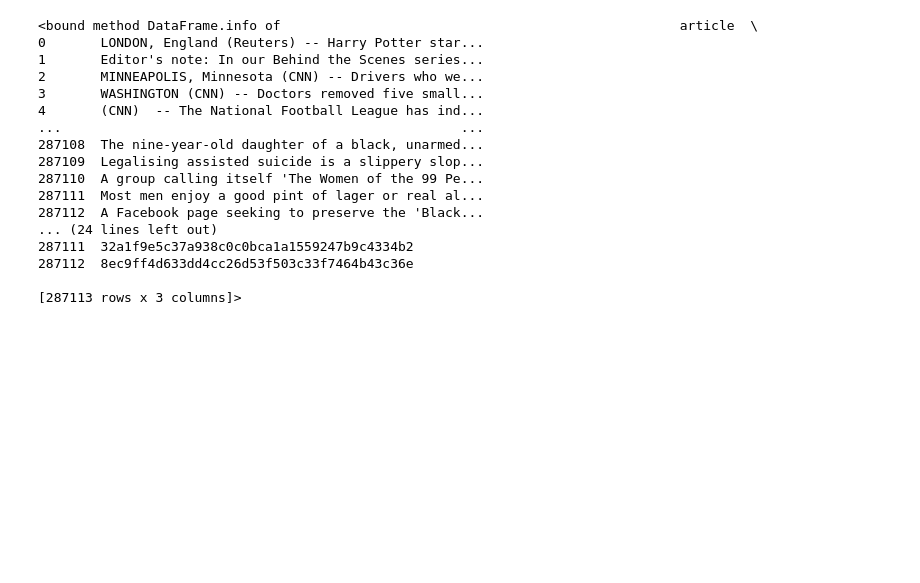
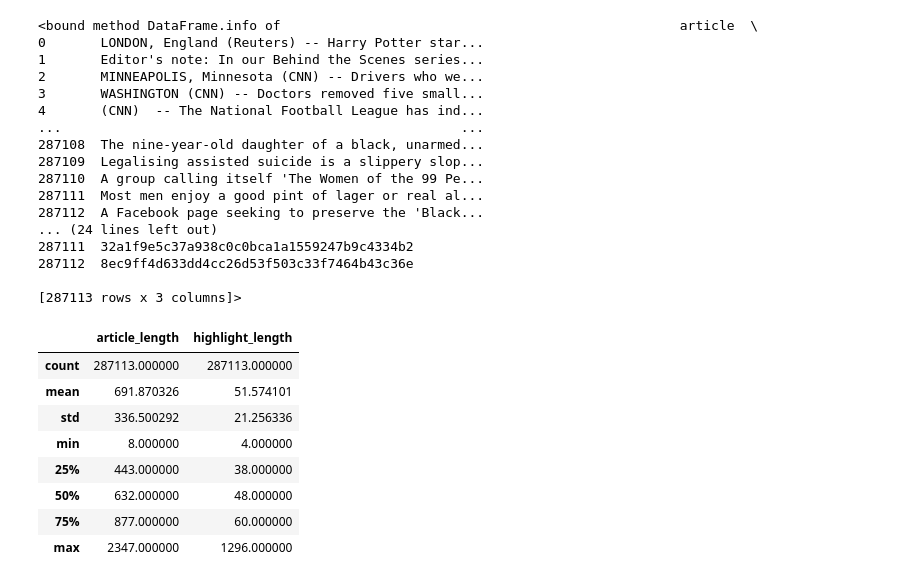
Before and after one commit to Norinasayande/Voices-in-the-news, a Jupyter notebook: Exploratory.ipynb, the cells around one changed output. Saved outputs shown, nothing was run; the diff lists cells and outputs as text; code cells hidden in the pictures; blank space fills up the shorter version.

```diff
--- a/Exploratory.ipynb
+++ b/Exploratory.ipynb
@@ -47,3 +47,22 @@ df.info
 287112  8ec9ff4d633dd4cc26d53f503c33f7464b43c36e
 
 [287113 rows x 3 columns]>
+# %%
+# Outlier Detection
+
+# Calculate article and highlight length (word count)
+
+df["article_length"] = df["article"].apply(lambda x: len(str(x).split()))
+df["highlight_length"] = df["highlights"].apply(lambda x: len(str(x).split()))
+
+df[["article_length", "highlight_length"]].describe()
+# %% [output]
+|  | article_length | highlight_length |
+| count | 287113.000000 | 287113.000000 |
+| mean | 691.870326 | 51.574101 |
+| std | 336.500292 | 21.256336 |
+| min | 8.000000 | 4.000000 |
+| 25% | 443.000000 | 38.000000 |
+| 50% | 632.000000 | 48.000000 |
+| 75% | 877.000000 | 60.000000 |
+| max | 2347.000000 | 1296.000000 |
```
Also changed, not shown: parts of 11 cells of this notebook.
